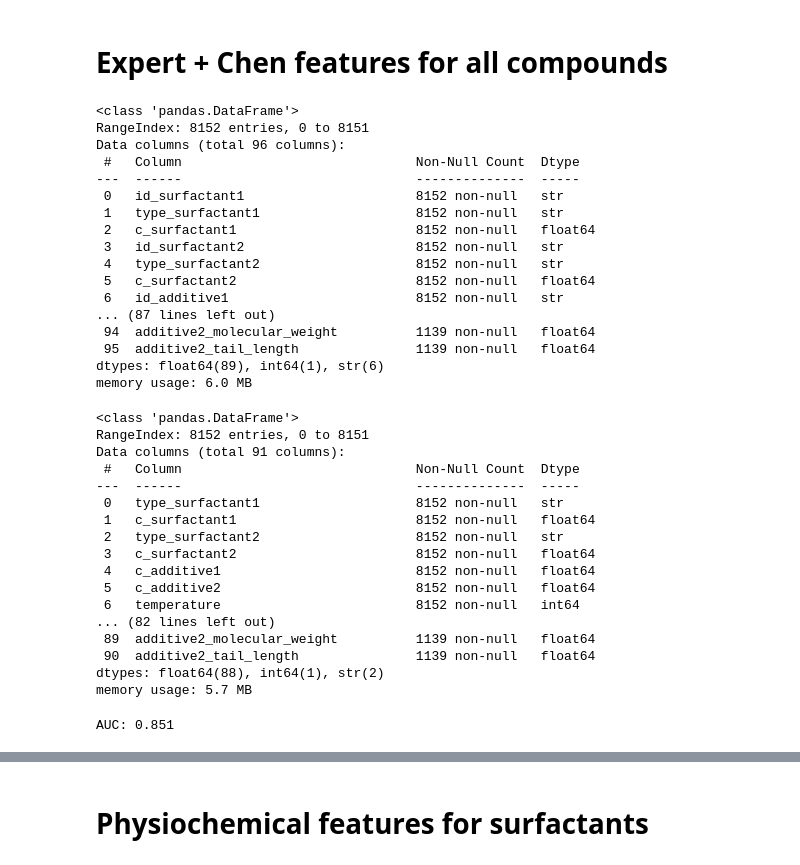
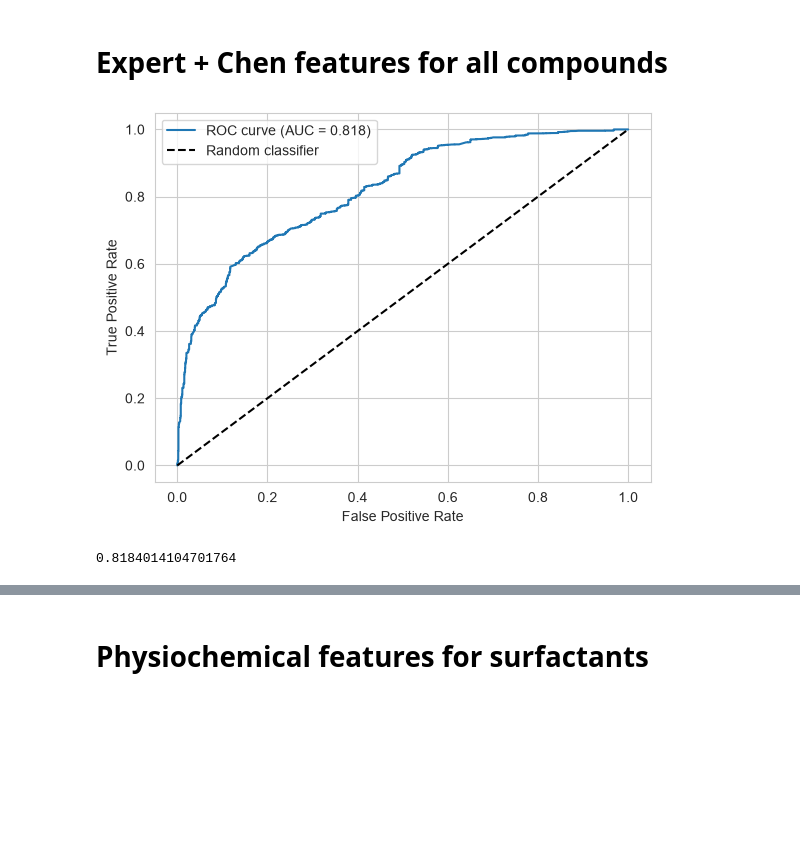
Before and after one commit to Kwietny/visco, a Jupyter notebook: hist_grad_boost.ipynb, the cells around one changed output, grey strips where cells are left out. Saved outputs shown, nothing was run; the diff lists cells and outputs as text; code cells hidden in the pictures; blank space fills up the shorter version.

```diff
--- a/hist_grad_boost.ipynb
+++ b/hist_grad_boost.ipynb
@@ -146,86 +50,16 @@ Std:   0.0074
 # %% [markdown]
 # Expert + Chen features for all compounds
 # %%
-visco = load_cleaned()
-visco = drop_rheological(visco)
-visco = add_expert_chen(visco, columns=['smiles_surfactant1', 'smiles_surfactant2', 'smiles_additive1', 'smiles_additive2'])
-visco = drop_smiles(visco)
-visco.info()
+visco = quick_load(feature='expert_chen', columns=['smiles_surfactant1', 'smiles_surfactant2', 'smiles_additive1', 'smiles_additive2'])
+X, y, groups = xy_split(visco)
-# %% [output]
-<class 'pandas.DataFrame'>
-RangeIndex: 8152 entries, 0 to 8151
-Data columns (total 96 columns):
- #   Column                              Non-Null Count  Dtype
----  ------                              --------------  -----
- 0   id_surfactant1                      8152 non-null   str
- 1   type_surfactant1                    8152 non-null   str
- 2   c_surfactant1                       8152 non-null   float64
- 3   id_surfactant2                      8152 non-null   str
- 4   type_surfactant2                    8152 non-null   str
- 5   c_surfactant2                       8152 non-null   float64
- 6   id_additive1                        8152 non-null   str
-... (87 lines left out)
- 94  additive2_molecular_weight          1139 non-null   float64
- 95  additive2_tail_length               1139 non-null   float64
-dtypes: float64(89), int64(1), str(6)
-memory usage: 6.0 MB
-# %%
-y = visco['viscoelasticity']
-X = visco.drop(columns=['viscoelasticity'])
-X = drop_ids(X)
-X.info()
-# %% [output]
-<class 'pandas.DataFrame'>
-RangeIndex: 8152 entries, 0 to 8151
-Data columns (total 91 columns):
- #   Column                              Non-Null Count  Dtype
----  ------                              --------------  -----
- 0   type_surfactant1                    8152 non-null   str
- 1   c_surfactant1                       8152 non-null   float64
- 2   type_surfactant2                    8152 non-null   str
- 3   c_surfactant2                       8152 non-null   float64
- 4   c_additive1                         8152 non-null   float64
- 5   c_additive2                         8152 non-null   float64
- 6   temperature                         8152 non-null   int64
-... (82 lines left out)
- 89  additive2_molecular_weight          1139 non-null   float64
- 90  additive2_tail_length               1139 non-null   float64
-dtypes: float64(88), int64(1), str(2)
-memory usage: 5.7 MB
 # %%
-groups = visco[['id_surfactant1', 'id_surfactant2', 'id_additive1', 'id_additive2']].apply(tuple, axis=1)
-
-cv = StratifiedGroupKFold(n_splits=10, shuffle=True, random_state=42)
-
-categorical_features = ['type_surfactant1', 'type_surfactant2']
-numerical_features = []
-
-for column in X.columns:
-    if X[column].dtype in ('float64', 'int64'):
-        numerical_features.append(column)
-
-preprocessor = ColumnTransformer(
-    transformers=[
-        ('num', 'passthrough', numerical_features),
-        ('cat', OneHotEncoder(), categorical_features)
-    ]
-)
-
 classifier = HistGradientBoostingClassifier(
     max_iter=200,
     learning_rate=0.1,
     random_state=42
 )
 
-model = Pipeline([
-    ("preprocessor", preprocessor),
-    ("classifier", classifier)
-])
-
-y_proba = cross_val_predict(model, X, y, groups=groups, cv=cv, method='predict_proba')[:, 1]
-fpr, tpr, thresholds = roc_curve(y, y_proba)
-roc_auc = auc(fpr, tpr)
-
-print(f"AUC: {roc_auc:.3f}")
+simple_test(classifier, X, y, groups)
 # %% [output]
+[figure, added]
-AUC: 0.851
+0.8184014104701764
```
Also changed, not shown: parts of 13 cells of this notebook.
